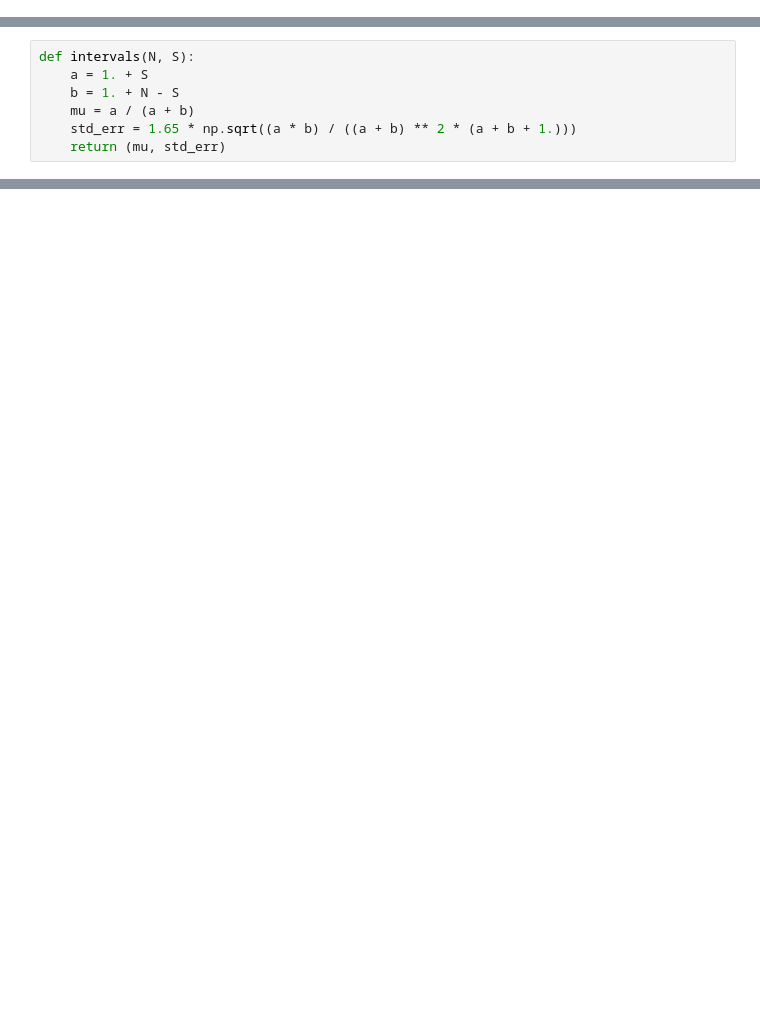
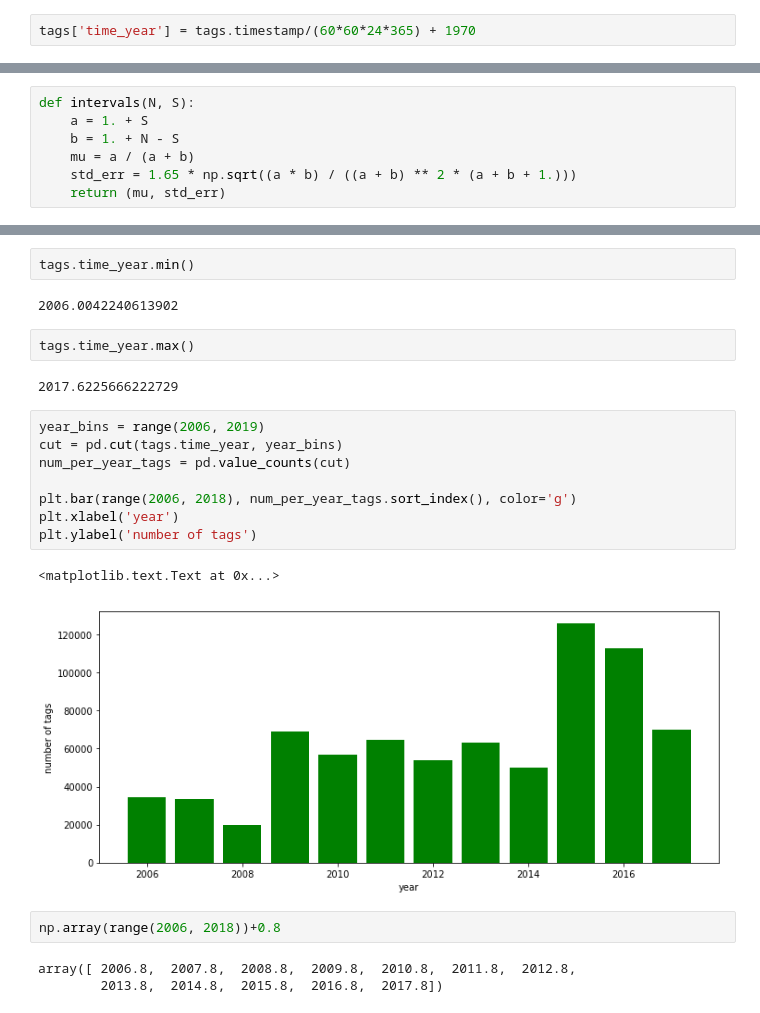
Before and after one commit to gci-team4/movie_yoshida, a Jupyter notebook: MovieLens.ipynb, the cells around one changed output, grey strips where cells are left out. Cells and saved outputs as stored; diff of their text form; blank space fills up the shorter version.

```diff
--- a/MovieLens.ipynb
+++ b/MovieLens.ipynb
@@ -92,3 +82,5 @@ IMDB.head()
+# %%
+tags['time_year'] = tags.timestamp/(60*60*24*365) + 1970
 # %%
 from IPython.core.pylabtools import figsize
 import matplotlib.pyplot as plt
@@ -313,0 +507,24 @@ def intervals(N, S):
+# %%
+tags.time_year.min()
+# %% [output]
+2006.0042240613902
+# %%
+tags.time_year.max()
+# %% [output]
+2017.6225666222729
+# %%
+year_bins = range(2006, 2019)
+cut = pd.cut(tags.time_year, year_bins)
+num_per_year_tags = pd.value_counts(cut)
+
+plt.bar(range(2006, 2018), num_per_year_tags.sort_index(), color='g')
+plt.xlabel('year')
+plt.ylabel('number of tags')
+# %% [output]
+<matplotlib.text.Text at 0x...>
+[figure, added]
+# %%
+np.array(range(2006, 2018))+0.8
+# %% [output]
+array([ 2006.8,  2007.8,  2008.8,  2009.8,  2010.8,  2011.8,  2012.8,
+        2013.8,  2014.8,  2015.8,  2016.8,  2017.8])
```
Also changed, not shown: parts of 62 cells of this notebook, 1 other file.
